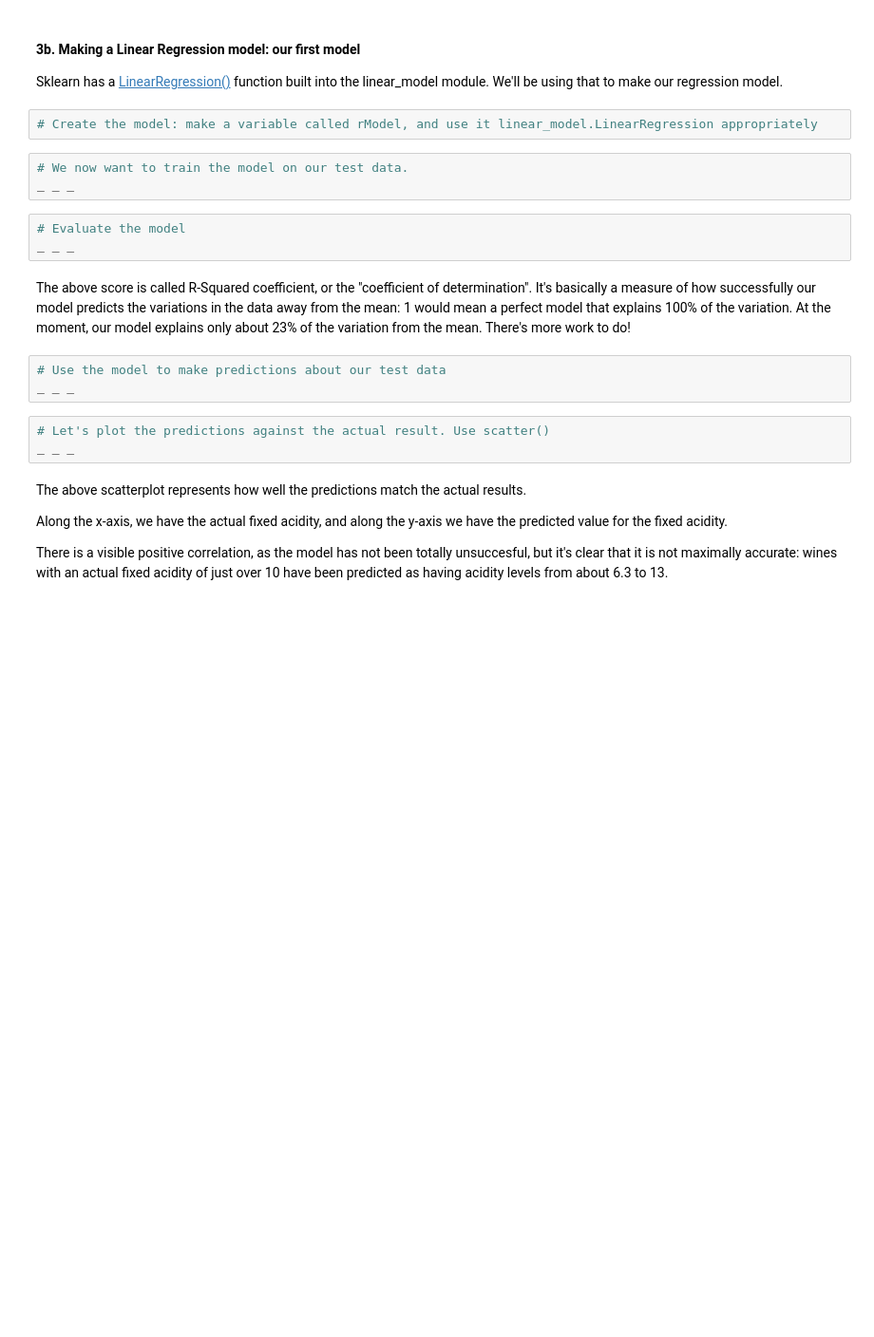
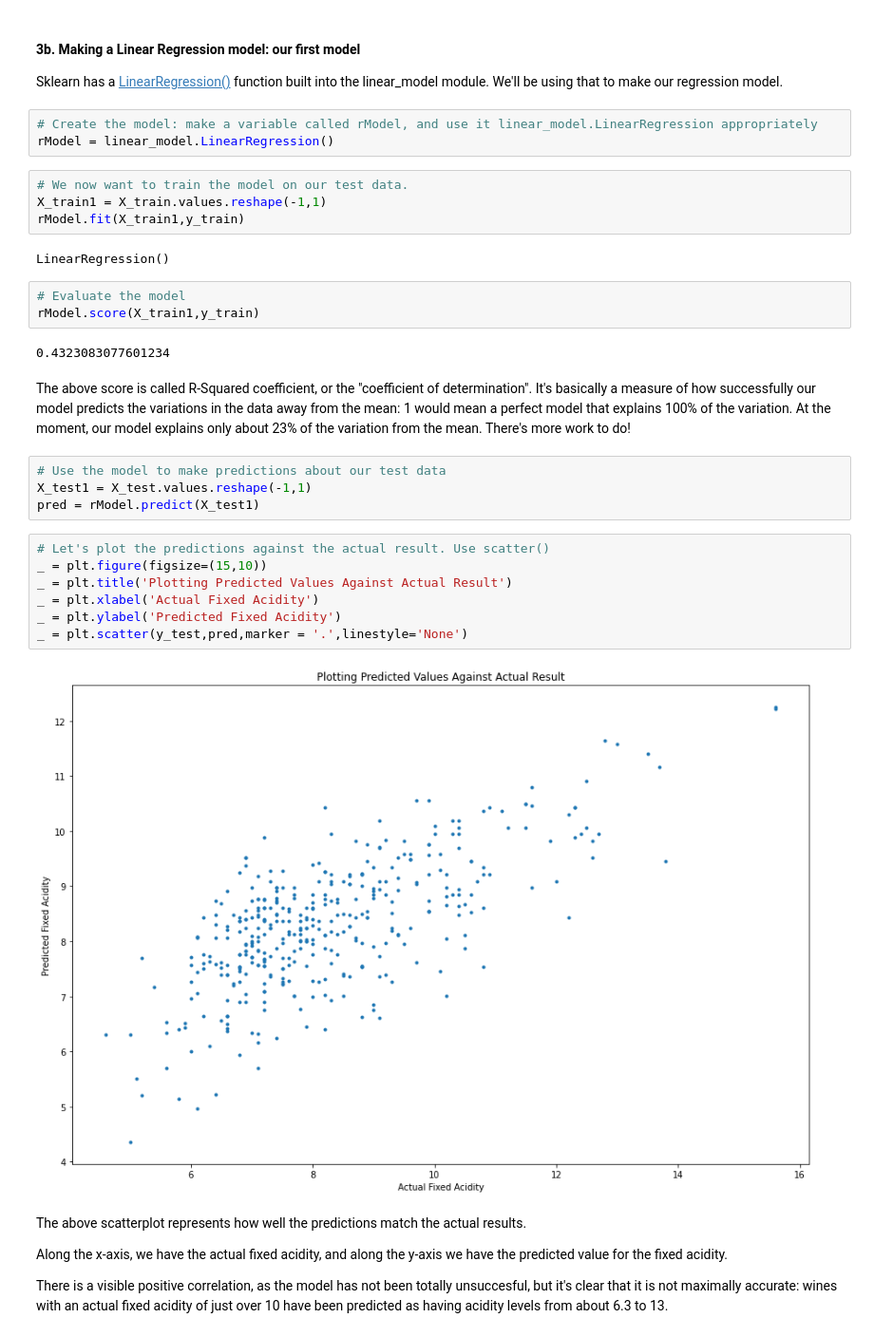
Before and after one commit to dj-m/StatisticalModeling, a Jupyter notebook: notebooks/RedWineDataset.ipynb, the cells around one changed output. Shown at 95% size. Drawn from its saved outputs; the diff is of its cells as text; blank space fills up the shorter version.

```diff
--- a/notebooks/RedWineDataset.ipynb
+++ b/notebooks/RedWineDataset.ipynb
@@ -318,20 +318,33 @@ round(X_train.shape[0]/X.shape[0],2)
 Sklearn has a [LinearRegression()](https://scikit-learn.org/stable/modules/generated/sklearn.linear_model.LinearRegression.html) function built into the linear_model module. We'll be using that to make our regression model.
 # %%
 # Create the model: make a variable called rModel, and use it linear_model.LinearRegression appropriately
+rModel = linear_model.LinearRegression()
 # %%
 # We now want to train the model on our test data.
-_ _ _
+X_train1 = X_train.values.reshape(-1,1)
+rModel.fit(X_train1,y_train)
+# %% [output]
+LinearRegression()
 # %%
 # Evaluate the model
-_ _ _
+rModel.score(X_train1,y_train)
+# %% [output]
+0.4323083077601234
 # %% [markdown]
 The above score is called R-Squared coefficient, or the "coefficient of determination". It's basically a measure of how successfully our model predicts the variations in the data away from the mean: 1 would mean a perfect model that explains 100% of the variation. At the moment, our model explains only about 23% of the variation from the mean. There's more work to do!
 # %%
 # Use the model to make predictions about our test data
-_ _ _
+X_test1 = X_test.values.reshape(-1,1)
+pred = rModel.predict(X_test1)
 # %%
 # Let's plot the predictions against the actual result. Use scatter()
-_ _ _
+_ = plt.figure(figsize=(15,10))
+_ = plt.title('Plotting Predicted Values Against Actual Result')
+_ = plt.xlabel('Actual Fixed Acidity')
+_ = plt.ylabel('Predicted Fixed Acidity')
+_ = plt.scatter(y_test,pred,marker = '.',linestyle='None')
+# %% [output]
+[figure, added]
 # %% [markdown]
 The above scatterplot represents how well the predictions match the actual results.
 
```
Also changed, not shown: parts of 1 cell of this notebook.
